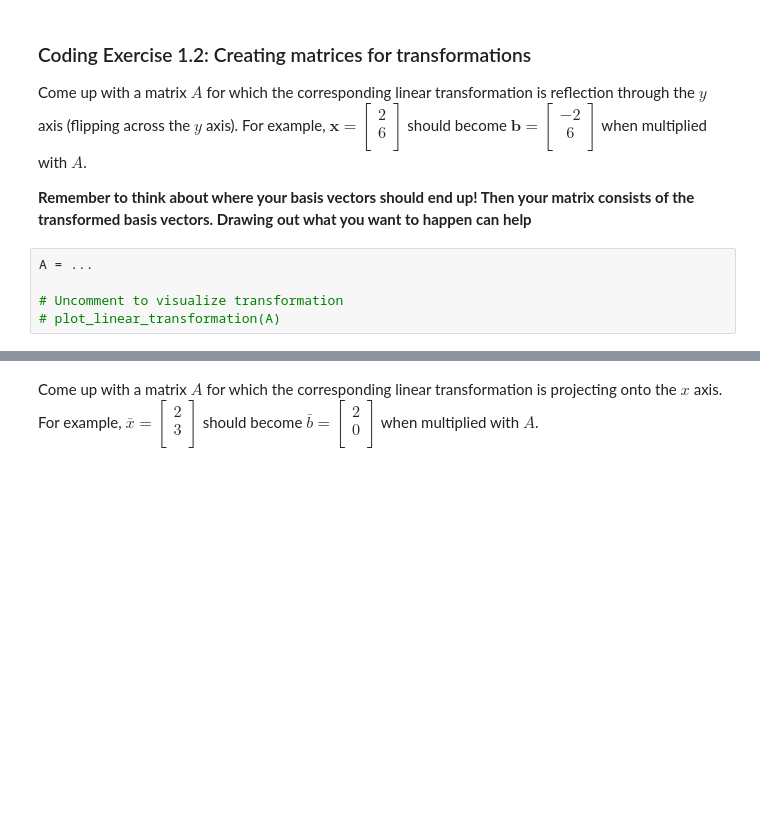
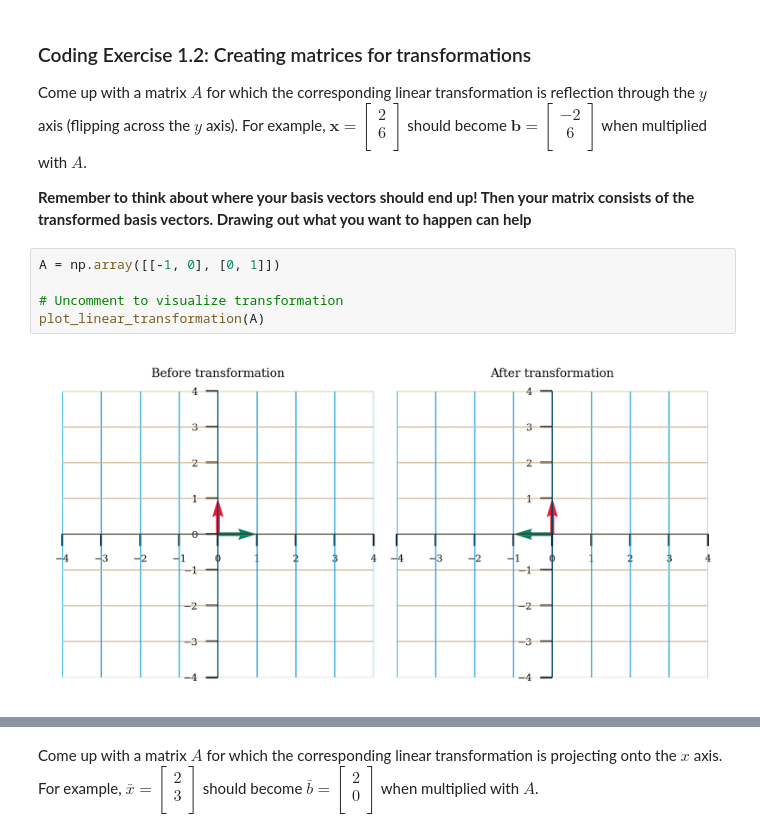
Before and after one commit to mmcinnestaylor/NMA-CN-2022, a Jupyter notebook: tutorials/W0D3_LinearAlgebra/Tutorial2.ipynb, the cells around one changed output, grey strips where cells are left out. Drawn from its saved outputs; the diff is of its cells as text; blank space fills up the shorter version.

```diff
--- a/tutorials/W0D3_LinearAlgebra/Tutorial2.ipynb
+++ b/tutorials/W0D3_LinearAlgebra/Tutorial2.ipynb
@@ -482,10 +484,12 @@ Come up with a matrix $A$ for which the corresponding linear transformation is r
 
 **Remember to think about where your basis vectors should end up! Then your matrix consists of the transformed basis vectors. Drawing out what you want to happen can help**
 # %%
-A = ...
+A = np.array([[-1, 0], [0, 1]])
 
 # Uncomment to visualize transformation
-# plot_linear_transformation(A)
+plot_linear_transformation(A)
+# %% [output]
+[figure, added]
 # %% [markdown]
 [*Click for solution*](https://github.com/NeuromatchAcademy/precourse/tree/main//tutorials/W0D3_LinearAlgebra/solutions/W0D3_Tutorial2_Solution_a86560cc.py)
 
```
Also changed, not shown: parts of 6 cells of this notebook.
